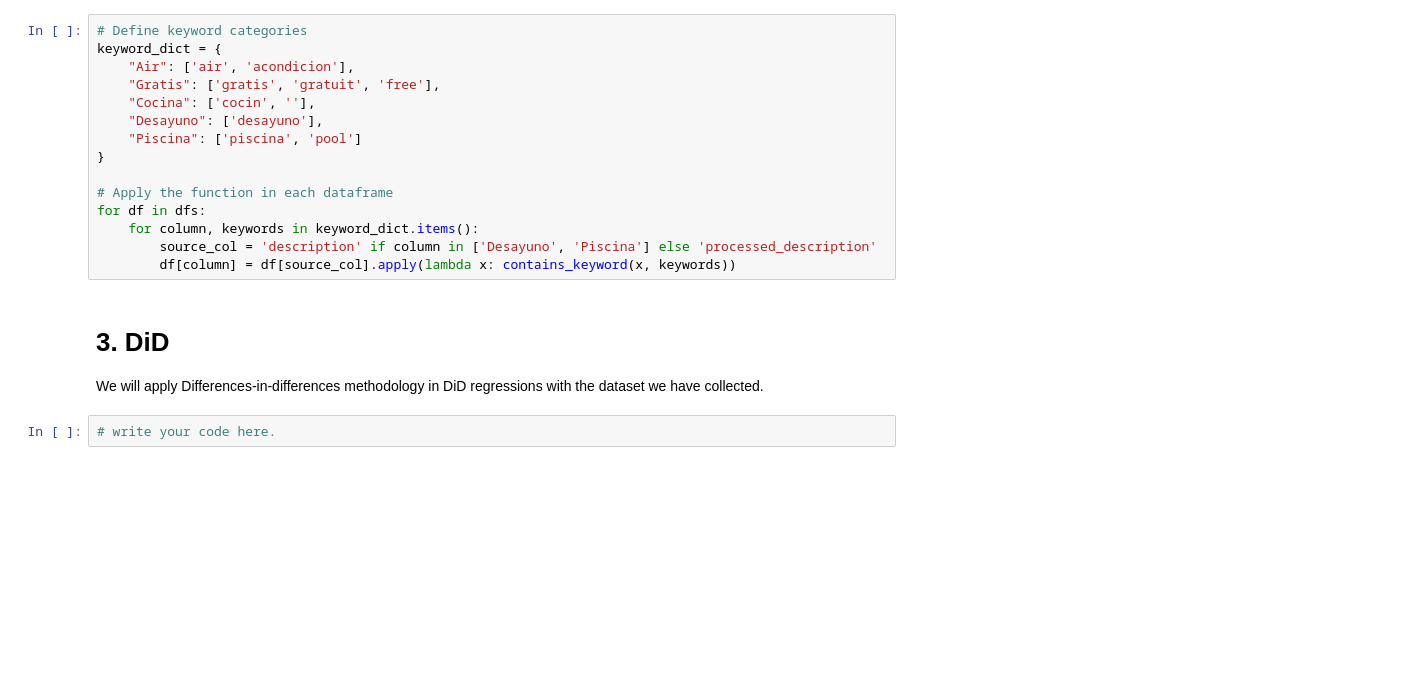
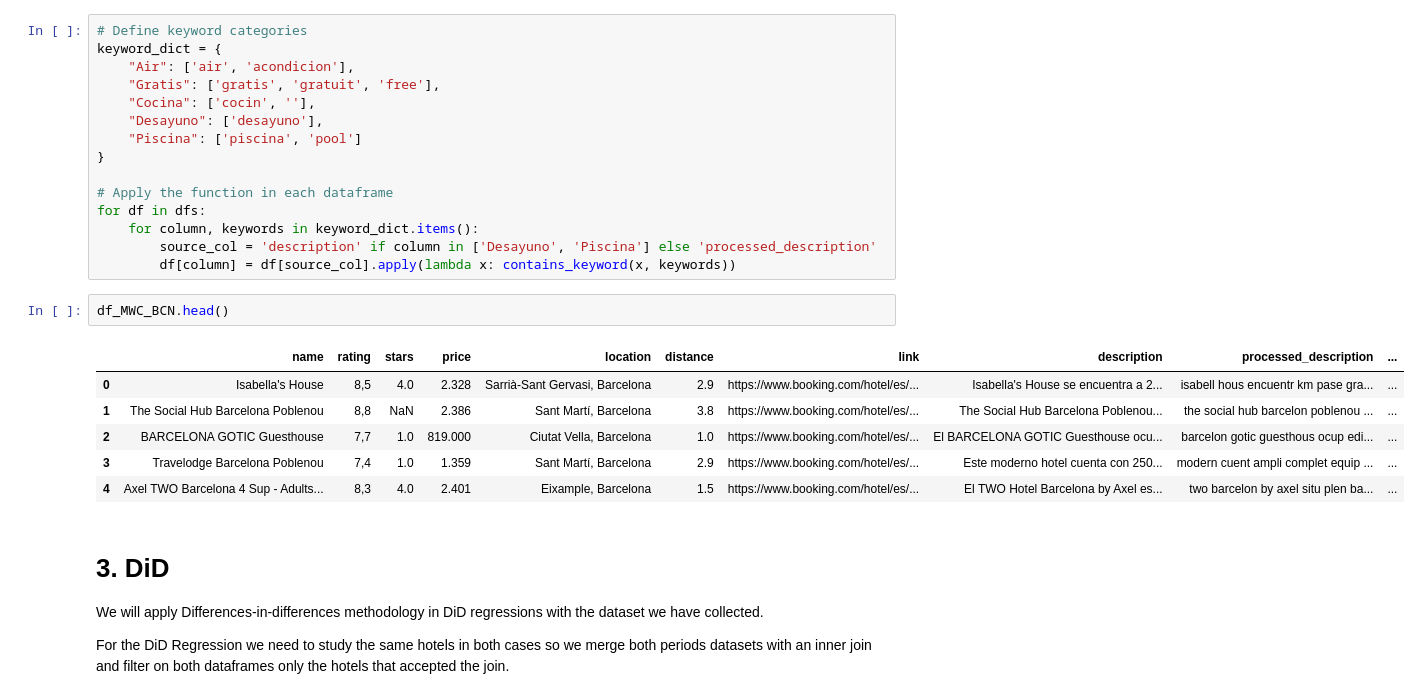
Before and after one commit to Enzo280100/textmining_booking, a Jupyter notebook: booking/ITM_HW1.ipynb, the cells around one changed output. Cells and saved outputs as stored; diff of their text form; blank space fills up the shorter version.

```diff
--- a/booking/ITM_HW1.ipynb
+++ b/booking/ITM_HW1.ipynb
@@ -199,9 +202,18 @@ for df in dfs:
     for column, keywords in keyword_dict.items():
         source_col = 'description' if column in ['Desayuno', 'Piscina'] else 'processed_description'
         df[column] = df[source_col].apply(lambda x: contains_keyword(x, keywords))
+# %%
+df_MWC_BCN.head()
+# %% [output]
+|  | name | rating | stars | price | location | distance | link | description | processed_description | ... |
+| 0 | Isabella's House | 8,5 | 4.0 | 2.328 | Sarrià-Sant Gervasi, Barcelona | 2.9 | https://www.booking.com/hotel/es/... | Isabella's House se encuentra a 2... | isabell hous encuentr km pase gra... | ... |
+| 1 | The Social Hub Barcelona Poblenou | 8,8 | NaN | 2.386 | Sant Martí, Barcelona | 3.8 | https://www.booking.com/hotel/es/... | The Social Hub Barcelona Poblenou... | the social hub barcelon poblenou ... | ... |
+| 2 | BARCELONA GOTIC Guesthouse | 7,7 | 1.0 | 819.000 | Ciutat Vella, Barcelona | 1.0 | https://www.booking.com/hotel/es/... | El BARCELONA GOTIC Guesthouse ocu... | barcelon gotic guesthous ocup edi... | ... |
+| 3 | Travelodge Barcelona Poblenou | 7,4 | 1.0 | 1.359 | Sant Martí, Barcelona | 2.9 | https://www.booking.com/hotel/es/... | Este moderno hotel cuenta con 250... | modern cuent ampli complet equip ... | ... |
+| 4 | Axel TWO Barcelona 4 Sup - Adults... | 8,3 | 4.0 | 2.401 | Eixample, Barcelona | 1.5 | https://www.booking.com/hotel/es/... | El TWO Hotel Barcelona by Axel es... | two barcelon by axel situ plen ba... | ... |
 # %% [markdown]
 # **3. DiD**
 
 We will apply Differences-in-differences methodology in DiD regressions with the dataset we have collected.
+
+For the DiD Regression we need to study the same hotels in both cases so we merge both periods datasets with an inner join and filter on both dataframes only the hotels that accepted the join.
-# %%
-# write your code here.
```
Also changed, not shown: parts of 18 cells of this notebook, 4 other files.
